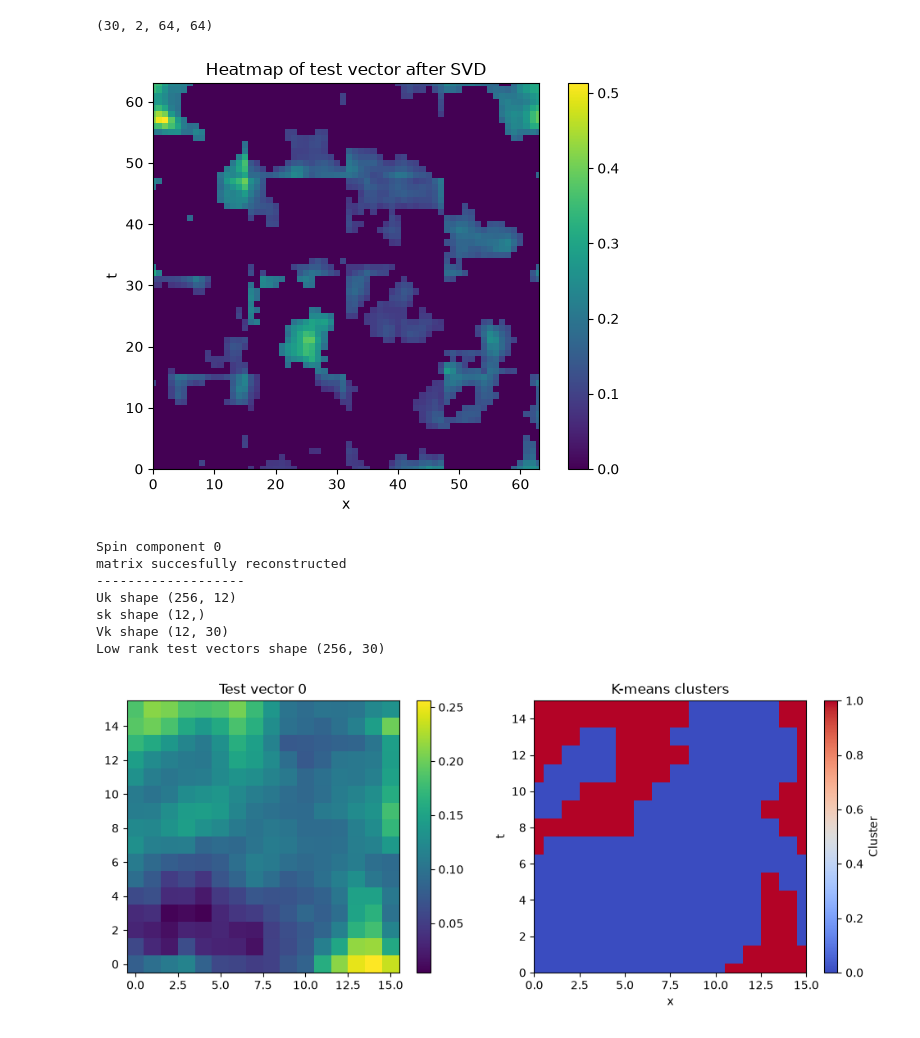
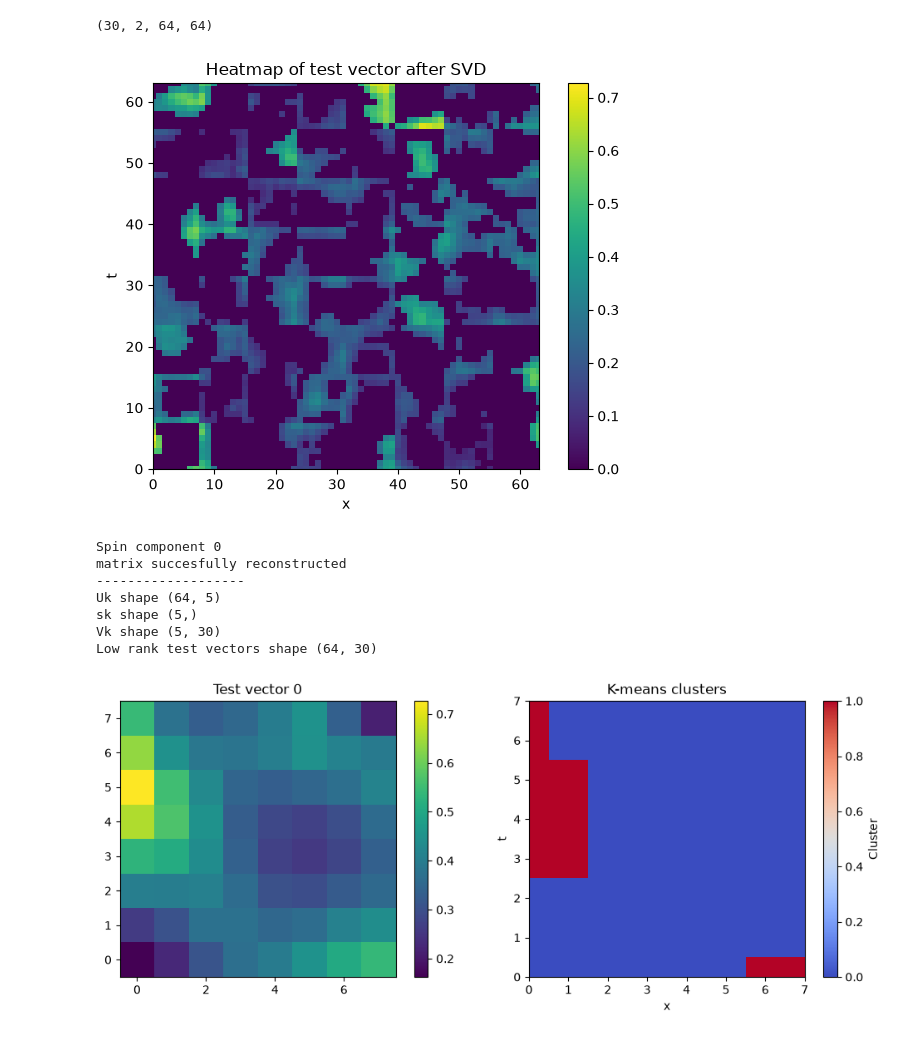
Before and after one commit to JFNCastellanos/TVML, a Jupyter notebook: SVD/SVD.ipynb, the cells around one changed output. Drawn from its saved outputs; the diff is of its cells as text; code cells hidden in the pictures.

```diff
--- a/SVD/SVD.ipynb
+++ b/SVD/SVD.ipynb
@@ -14,6 +11,6 @@ TODO
 # %%
 #Restrict test vectors to a particular block and apply SVD
-Nx, Nt, block_x, block_t = 64,64,4,4
+Nx, Nt, block_x, block_t = 64,64,8,8
 x_elements, t_elements = Nx//block_x,Nt//block_t
 blockID = 0
 bx = blockID // block_x
@@ -31,7 +28,7 @@ print("------------------------")
 beta, m0_folder ,m0_str, m0_diff = 4, "m-01023","-01023",0.001
 nconf = 0
 NV = 30
-k_rank = 12
+k_rank = 5
 SAP_block_size = 16
 print("beta={0}, conf={1}, Nv={2}, Nx={3}, Nt={4}\nblocks_x={5}, blocks_t={6}, bx_size={7}, bt_size={8}".format
          (beta,nconf,NV,Nx,Nt,block_x,block_t,Nx//block_x,Nt//block_t)
@@ -104,40 +101,42 @@ make_heatmaps(low_rank_tv0, low_rank_tv1,xlims,tlims,metadata,fig_name,save)
 # %%
-masked_test_vectors = mask_vectors(k_rank,block_x,block_t,params_list)
+for confID in range(10):
+    params_list = [beta, m0_str, m0_folder, nconf, NV, Nx, Nt]
+    masked_test_vectors = mask_vectors(k_rank,block_x,block_t,params_list)
+    save_vectors(masked_test_vectors,beta,Nx,Nt,m0_folder,confID,k_rank)
 print(masked_test_vectors.shape)
 # %% [output]
 (30, 2, 64, 64)
 # %%
 tvID = 0
 
 fig, ax = plt.subplots()
-im = ax.imshow(np.abs((masked_test_vectors[0,0,:,:])))
+im = ax.imshow(np.abs((masked_test_vectors[tvID,0,:,:])))
 ax.set_xlabel(r"x")
 ax.set_ylabel(r"t")
 ax.set_xlim([0,63])
 ax.set_ylim([0,63])
 ax.set_title("Heatmap of test vector after SVD")
 ax.figure.colorbar(im, ax=ax)
 fig.tight_layout()
 plt.show()
 
-blockID = 12
+blockID = 0
 params_list = [beta, m0_str, m0_folder, nconf, NV, Nx, Nt]
 dtv_spin0, dtv_spin1 = read_and_decompose(blockID,block_x,block_t,params_list)
 print("\nSpin component 0")
 low_rank_tv0 = apply_SVD(dtv_spin0,k_rank)
 low_rank_tv0 = low_rank_tv0.reshape(t_elements,x_elements,NV);
 
-tvID = 0
 xlims = [0,x_elements-1]
 tlims = [0,t_elements-1]
 make_heatmap_and_k_cluster(low_rank_tv0,xlims,tlims,tvID)
 # %% [output]
-[figure, old version]
+[figure, new version]
 Spin component 0
 matrix succesfully reconstructed
 -------------------
-Uk shape (256, 12)
-sk shape (12,)
-Vk shape (12, 30)
-Low rank test vectors shape (256, 30)
+Uk shape (64, 5)
+sk shape (5,)
+Vk shape (5, 30)
+Low rank test vectors shape (64, 30)
-[figure, old version]
+[figure, new version]
```
Also changed, not shown: parts of 6 cells of this notebook, 4 other files.
